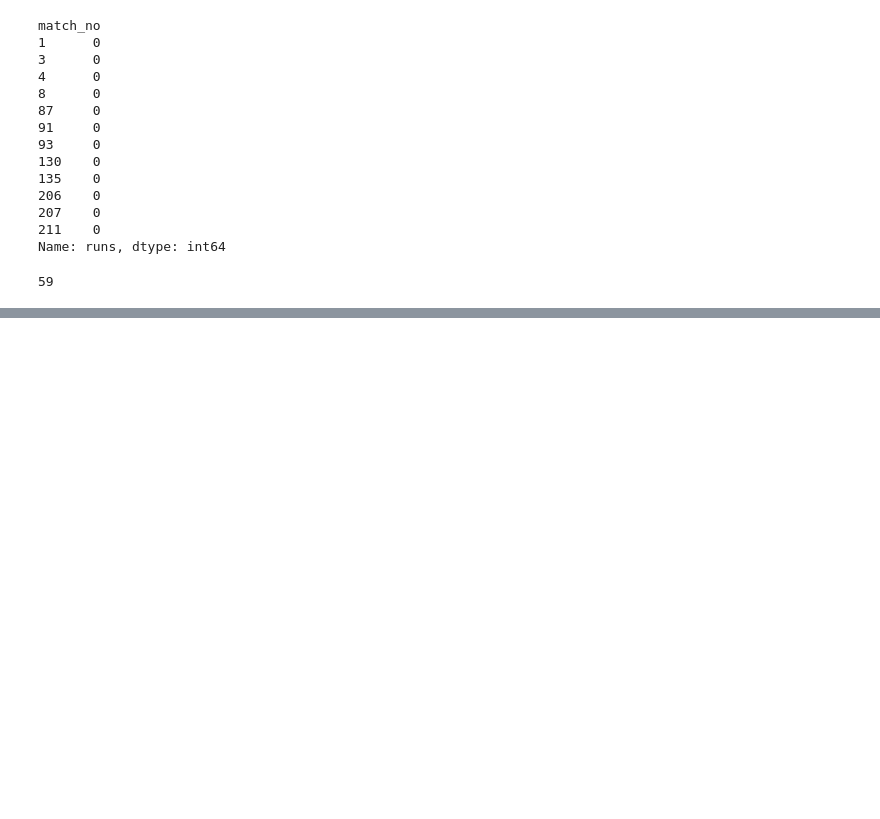
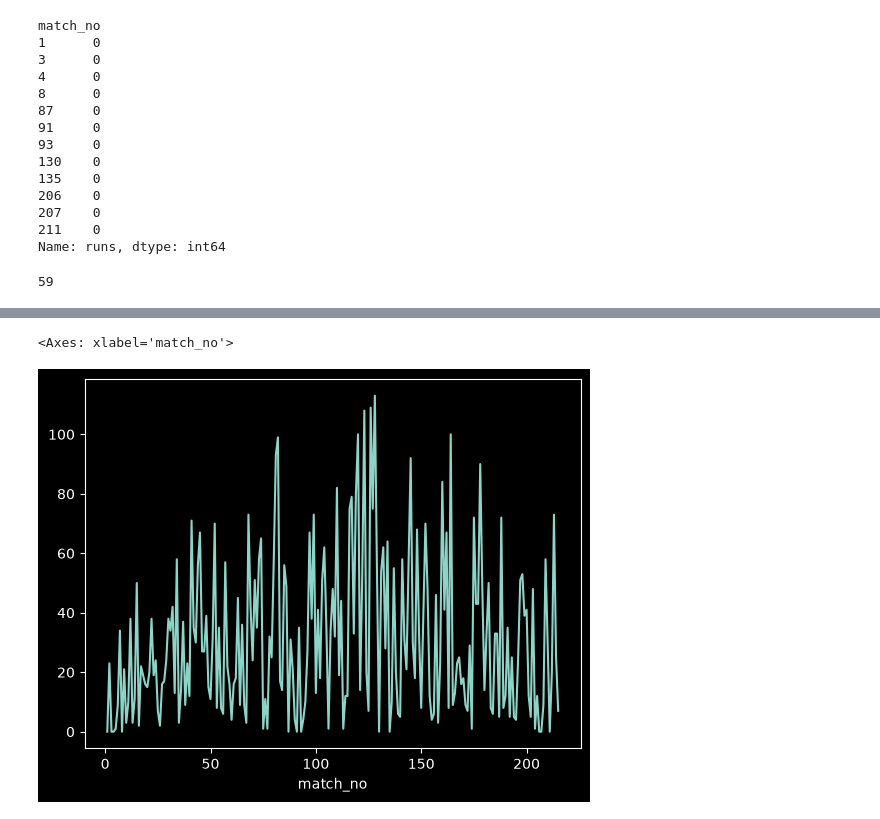
Before and after one commit to mlaxman909/Pandas, a Jupyter notebook: pandas.ipynb, the cells around one changed output, grey strips where cells are left out. Drawn from its saved outputs; the diff is of its cells as text; code cells hidden in the pictures; blank space fills up the shorter version.

```diff
--- a/pandas.ipynb
+++ b/pandas.ipynb
@@ -553,0 +552,5 @@ Name: count, dtype: int64
+# %%
+s1.plot()
+# %% [output]
+<Axes: xlabel='match_no'>
+[figure, added]
```
Also changed, not shown: parts of 6 cells of this notebook.
